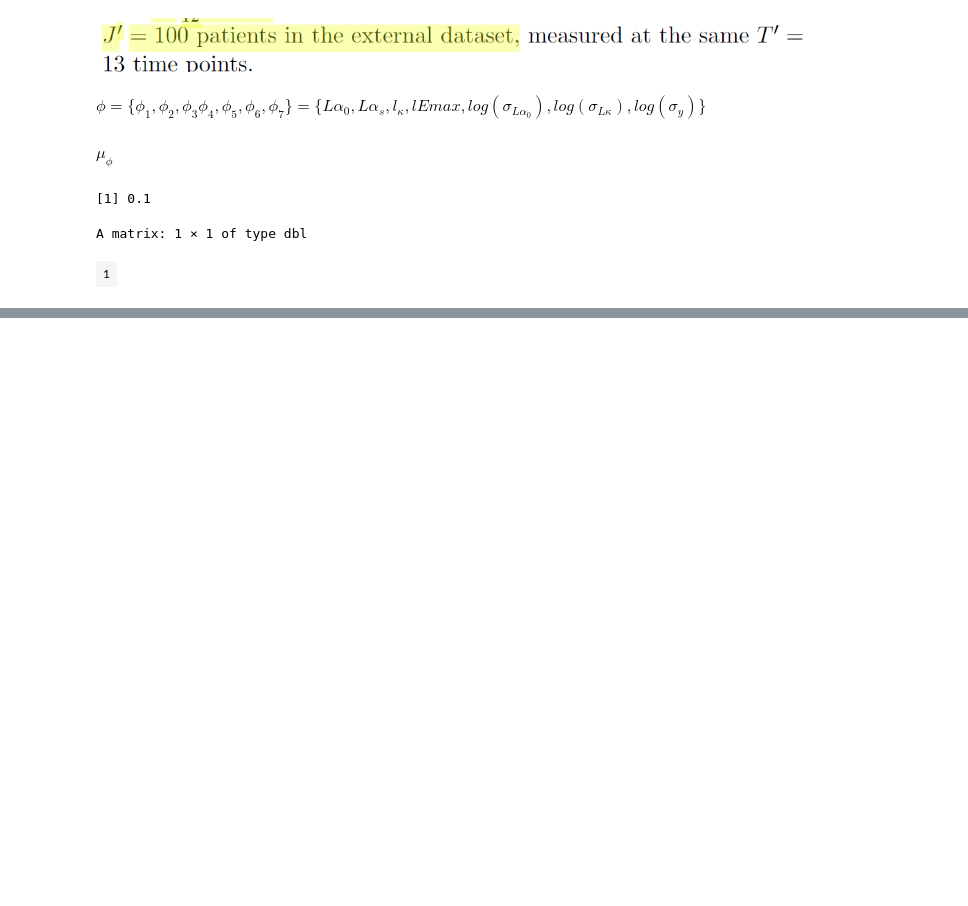
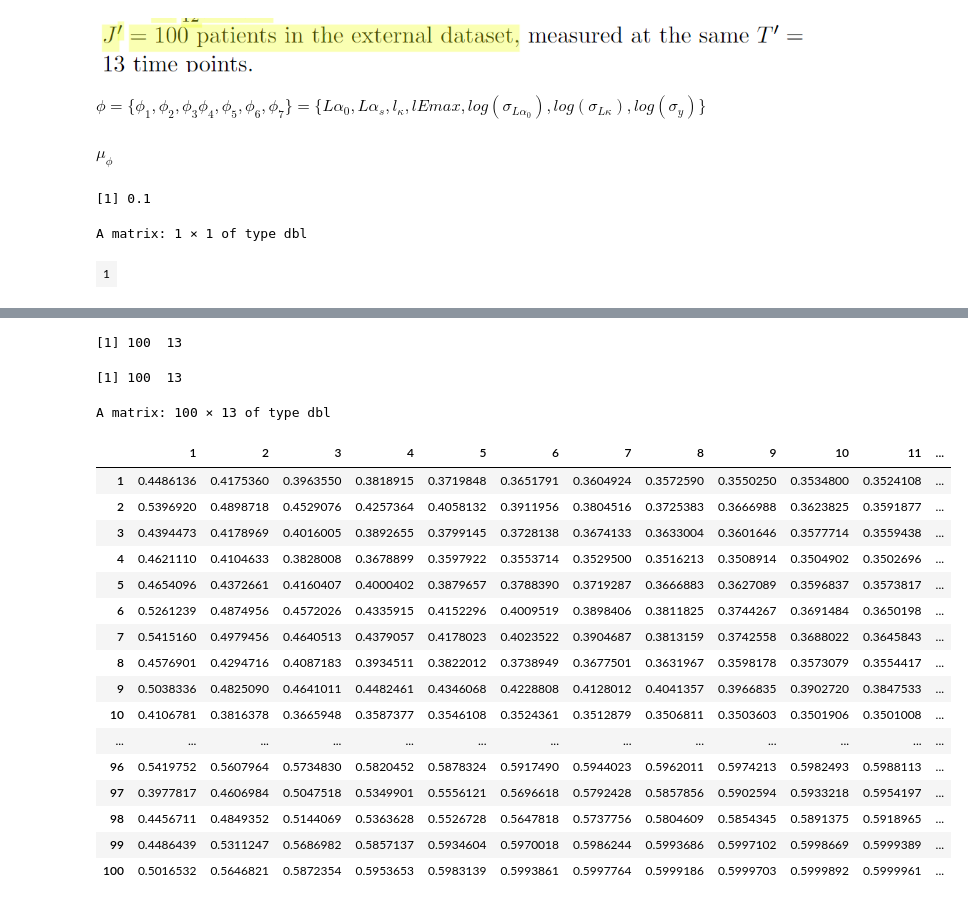
Before and after one commit to hublun/Bayesian_Aggregation_Average_Data, a Jupyter notebook: PKPD_BAAD_2024_2_1 copy.ipynb, the cells around one changed output, grey strips where cells are left out. Drawn from its saved outputs; the diff is of its cells as text; code cells hidden in the pictures; blank space fills up the shorter version.

```diff
--- a/PKPD_BAAD_2024_2_1 copy.ipynb
+++ b/PKPD_BAAD_2024_2_1 copy.ipynb
@@ -145,0 +152,12 @@ inv_valogit(Lalpha_s + exp(lEmax + delta)) ## drug=2 t=inf
+# %%
+## simulate patient specific parameters
+J_tot <- J + J_prime
+subj_tot <- data.frame(id=1:J_tot
+                      ,prime=rep(c(0,1), times=c(J, J_prime))
+                      ,DRUG=0
+                      ,eta_Lalpha_0=rnorm(J_tot, 0, 1)
+                      ,eta_lkappa =rnorm(J_tot, 0, 1)
+                   )
+# %%
+subj_tot$DRUG[(J/2+1):J] <- 1
+subj_tot$DRUG[(J+1):J_tot] <- 2
@@ -145,0 +186,3 @@ inv_valogit(Lalpha_s + exp(lEmax + delta)) ## drug=2 t=inf
+# %%
+subj       <- subset(subj_tot, prime==0)
+subj_prime <- subset(subj_tot, prime==1)
@@ -145,0 +322,4 @@ inv_valogit(Lalpha_s + exp(lEmax + delta)) ## drug=2 t=inf
+# %%
+dim(ysim)
+# %% [output]
+[1] 100  13
@@ -145,0 +328,4 @@ inv_valogit(Lalpha_s + exp(lEmax + delta)) ## drug=2 t=inf
+# %%
+dim(ysim_prime)
+# %% [output]
+[1] 100  13
@@ -145,0 +334,21 @@ inv_valogit(Lalpha_s + exp(lEmax + delta)) ## drug=2 t=inf
+# %%
+ysim
+# %% [output]
+A matrix: 100 × 13 of type dbl
+|  | 1 | 2 | 3 | 4 | 5 | 6 | 7 | 8 | 9 | 10 | 11 | ... |
+| 1 | 0.4486136 | 0.4175360 | 0.3963550 | 0.3818915 | 0.3719848 | 0.3651791 | 0.3604924 | 0.3572590 | 0.3550250 | 0.3534800 | 0.3524108 | ... |
+| 2 | 0.5396920 | 0.4898718 | 0.4529076 | 0.4257364 | 0.4058132 | 0.3911956 | 0.3804516 | 0.3725383 | 0.3666988 | 0.3623825 | 0.3591877 | ... |
+| 3 | 0.4394473 | 0.4178969 | 0.4016005 | 0.3892655 | 0.3799145 | 0.3728138 | 0.3674133 | 0.3633004 | 0.3601646 | 0.3577714 | 0.3559438 | ... |
+| 4 | 0.4621110 | 0.4104633 | 0.3828008 | 0.3678899 | 0.3597922 | 0.3553714 | 0.3529500 | 0.3516213 | 0.3508914 | 0.3504902 | 0.3502696 | ... |
+| 5 | 0.4654096 | 0.4372661 | 0.4160407 | 0.4000402 | 0.3879657 | 0.3788390 | 0.3719287 | 0.3666883 | 0.3627089 | 0.3596837 | 0.3573817 | ... |
+| 6 | 0.5261239 | 0.4874956 | 0.4572026 | 0.4335915 | 0.4152296 | 0.4009519 | 0.3898406 | 0.3811825 | 0.3744267 | 0.3691484 | 0.3650198 | ... |
+| 7 | 0.5415160 | 0.4979456 | 0.4640513 | 0.4379057 | 0.4178023 | 0.4023522 | 0.3904687 | 0.3813159 | 0.3742558 | 0.3688022 | 0.3645843 | ... |
+| 8 | 0.4576901 | 0.4294716 | 0.4087183 | 0.3934511 | 0.3822012 | 0.3738949 | 0.3677501 | 0.3631967 | 0.3598178 | 0.3573079 | 0.3554417 | ... |
+| 9 | 0.5038336 | 0.4825090 | 0.4641011 | 0.4482461 | 0.4346068 | 0.4228808 | 0.4128012 | 0.4041357 | 0.3966835 | 0.3902720 | 0.3847533 | ... |
+| 10 | 0.4106781 | 0.3816378 | 0.3665948 | 0.3587377 | 0.3546108 | 0.3524361 | 0.3512879 | 0.3506811 | 0.3503603 | 0.3501906 | 0.3501008 | ... |
+| ... | ... | ... | ... | ... | ... | ... | ... | ... | ... | ... | ... | ... |
+| 96 | 0.5419752 | 0.5607964 | 0.5734830 | 0.5820452 | 0.5878324 | 0.5917490 | 0.5944023 | 0.5962011 | 0.5974213 | 0.5982493 | 0.5988113 | ... |
+| 97 | 0.3977817 | 0.4606984 | 0.5047518 | 0.5349901 | 0.5556121 | 0.5696618 | 0.5792428 | 0.5857856 | 0.5902594 | 0.5933218 | 0.5954197 | ... |
+| 98 | 0.4456711 | 0.4849352 | 0.5144069 | 0.5363628 | 0.5526728 | 0.5647818 | 0.5737756 | 0.5804609 | 0.5854345 | 0.5891375 | 0.5918965 | ... |
+| 99 | 0.4486439 | 0.5311247 | 0.5686982 | 0.5857137 | 0.5934604 | 0.5970018 | 0.5986244 | 0.5993686 | 0.5997102 | 0.5998669 | 0.5999389 | ... |
+| 100 | 0.5016532 | 0.5646821 | 0.5872354 | 0.5953653 | 0.5983139 | 0.5993861 | 0.5997764 | 0.5999186 | 0.5999703 | 0.5999892 | 0.5999961 | ... |
```
Also changed, not shown: parts of 28 cells of this notebook, 4 other files.
